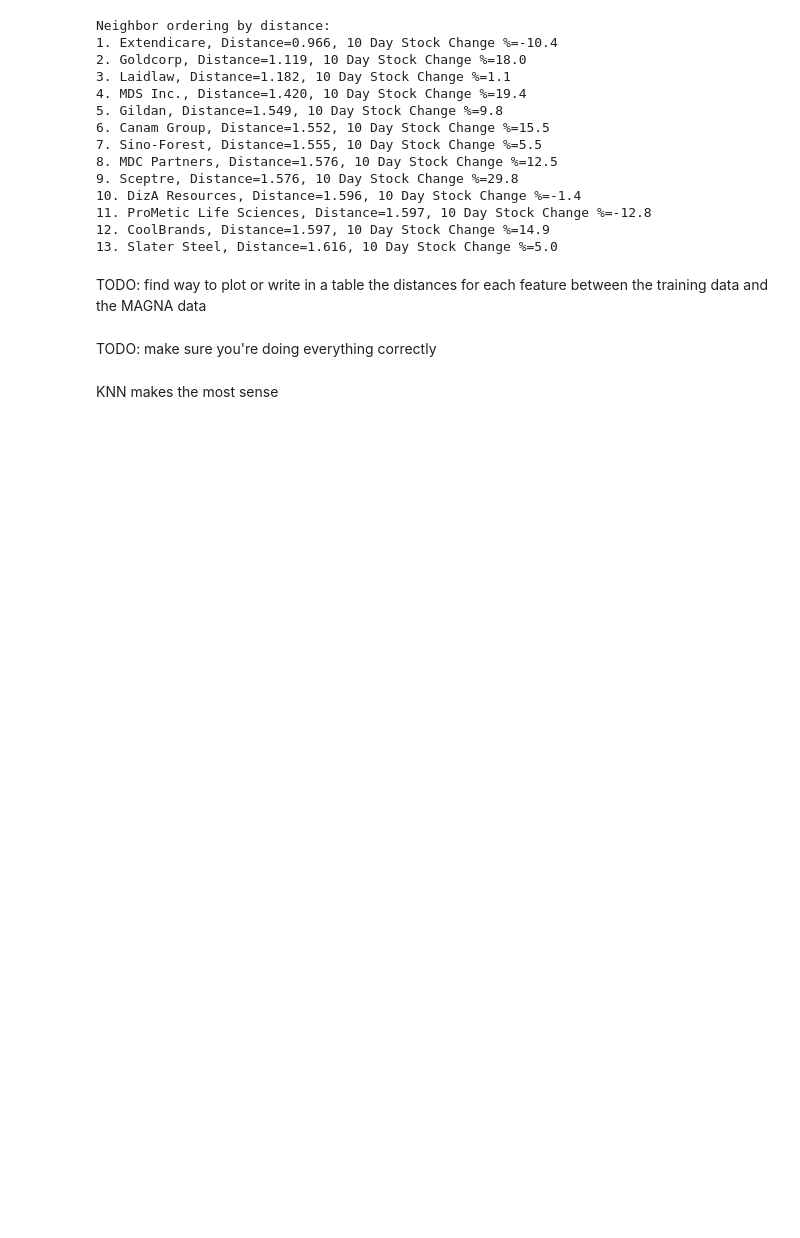
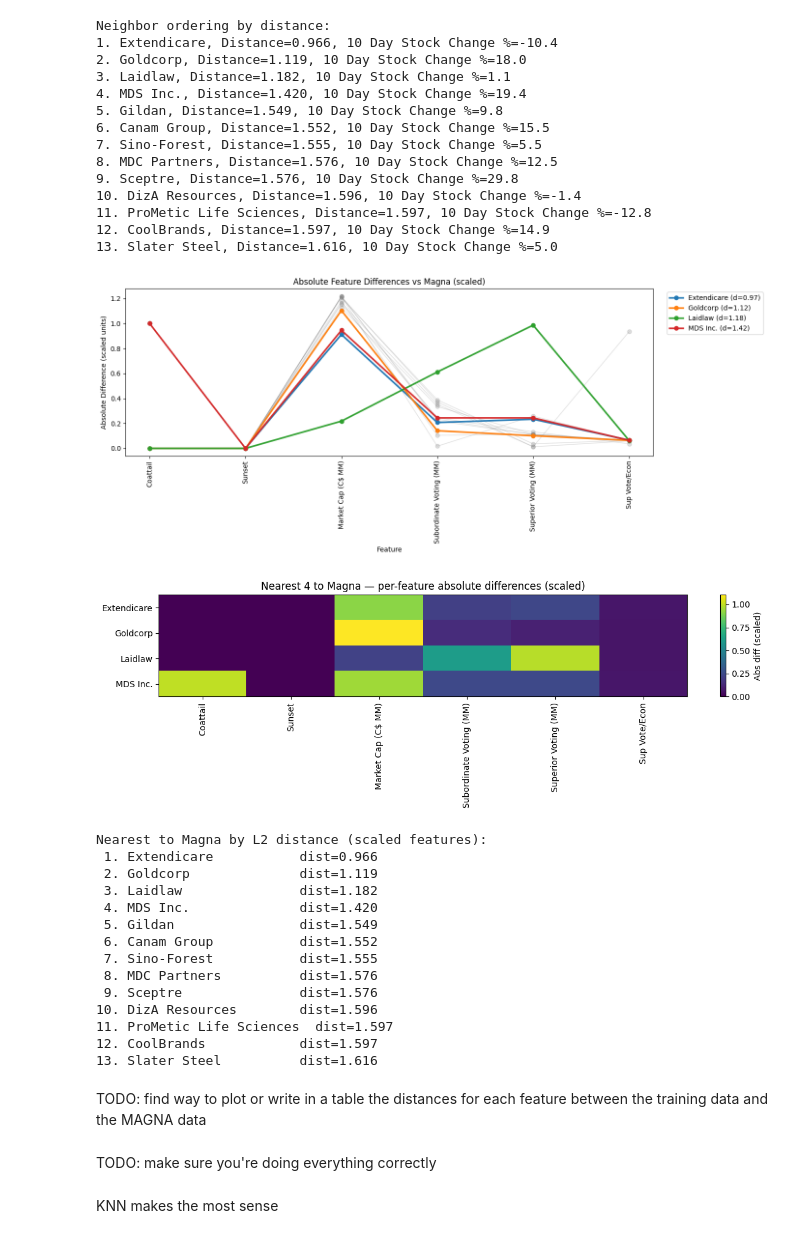
Before and after one commit to rohank36/fine490_case2, a Jupyter notebook: analysis.ipynb, the cells around one changed output. Cells and saved outputs as stored; diff of their text form; code cells hidden in the pictures; blank space fills up the shorter version.

```diff
--- a/analysis.ipynb
+++ b/analysis.ipynb
@@ -174,6 +174,5 @@ from sklearn.preprocessing import MinMaxScaler
 scaler = MinMaxScaler()
 X_scaled = scaler.fit_transform(X)
 X_scaled = pd.DataFrame(X_scaled, columns=X.columns)
-X = X_scaled
 # %%
 model = LinearRegression()
@@ -436,6 +438,78 @@ Neighbor ordering by distance:
 11. ProMetic Life Sciences, Distance=1.597, 10 Day Stock Change %=-12.8
 12. CoolBrands, Distance=1.597, 10 Day Stock Change %=14.9
 13. Slater Steel, Distance=1.616, 10 Day Stock Change %=5.0
+# %%
+# --- Absolute differences vs Magna (in scaled feature space) ---
+# Make sure MAGNA_SCALED is a single-row DataFrame aligned to X.columns (you already have this)
+magna_vec = MAGNA_SCALED.iloc[0]  # Series with same index as X.columns
+
+# Row-wise subtract + abs (broadcast Magna's row across all companies)
+abs_diffs = X_scaled.sub(magna_vec, axis=1).abs()   # shape: (n_companies, n_features)
+
+# Compute overall distances (L2) to Magna to rank neighbors
+l2_dist = (abs_diffs.pow(2).sum(axis=1)).pow(0.5)   # Series indexed like data
+neighbor_rank = l2_dist.sort_values()
+
+# Pick how many nearest neighbors to highlight
+TOP_K = 4
+topk_idx = neighbor_rank.index[:TOP_K]
+
+# --- Plot: spaghetti lines by feature, highlight nearest neighbors ---
+fig, ax = plt.subplots(figsize=(14, 6))
+
+# Plot all companies faintly
+for idx in abs_diffs.index:
+    ax.plot(abs_diffs.columns, abs_diffs.loc[idx].values,
+            marker="o", linewidth=1, alpha=0.25, color="gray")
+
+# Highlight the TOP_K nearest neighbors with labels
+for idx in topk_idx:
+    ax.plot(abs_diffs.columns, abs_diffs.loc[idx].values,
+            marker="o", linewidth=2.5, alpha=0.95,
+            label=f"{data.loc[idx, 'Company']} (d={neighbor_rank.loc[idx]:.2f})")
+
+ax.set_title("Absolute Feature Differences vs Magna (scaled)")
+ax.set_xlabel("Feature")
+ax.set_ylabel("Absolute Difference (scaled units)")  # MinMax-scaled in your code
+plt.xticks(rotation=90)
+plt.legend(bbox_to_anchor=(1.02, 1), loc='upper left')
+plt.tight_layout()
+plt.show()
+
+# --- (Optional) Heatmap for the TOP_K nearest neighbors ---
+fig, ax = plt.subplots(figsize=(12, 0.5 * TOP_K + 2))
+im = ax.imshow(abs_diffs.loc[topk_idx, :], aspect="auto")
+ax.set_yticks(range(len(topk_idx)))
+ax.set_yticklabels(data.loc[topk_idx, "Company"])
+ax.set_xticks(range(len(abs_diffs.columns)))
+ax.set_xticklabels(abs_diffs.columns, rotation=90)
+ax.set_title(f"Nearest {TOP_K} to Magna — per-feature absolute differences (scaled)")
+cbar = plt.colorbar(im, ax=ax)
+cbar.set_label("Abs diff (scaled)")
+plt.tight_layout()
+plt.show()
+
+# --- (Optional) print the neighbor ordering with distances ---
+print("Nearest to Magna by L2 distance (scaled features):")
+for i, (idx, d) in enumerate(neighbor_rank.items(), start=1):
+    print(f"{i:2d}. {data.loc[idx, 'Company']:<20}  dist={d:.3f}")
+# %% [output]
+[figure, added]
+[figure, added]
+Nearest to Magna by L2 distance (scaled features):
+ 1. Extendicare           dist=0.966
+ 2. Goldcorp              dist=1.119
+ 3. Laidlaw               dist=1.182
+ 4. MDS Inc.              dist=1.420
+ 5. Gildan                dist=1.549
+ 6. Canam Group           dist=1.552
+ 7. Sino-Forest           dist=1.555
+ 8. MDC Partners          dist=1.576
+ 9. Sceptre               dist=1.576
+10. DizA Resources        dist=1.596
+11. ProMetic Life Sciences  dist=1.597
+12. CoolBrands            dist=1.597
+13. Slater Steel          dist=1.616
 # %% [markdown]
 TODO: find way to plot or write in a table the distances for each feature between the training data and the MAGNA data
 # %% [markdown]
```
Also changed, not shown: parts of 6 cells of this notebook, 1 other file.
